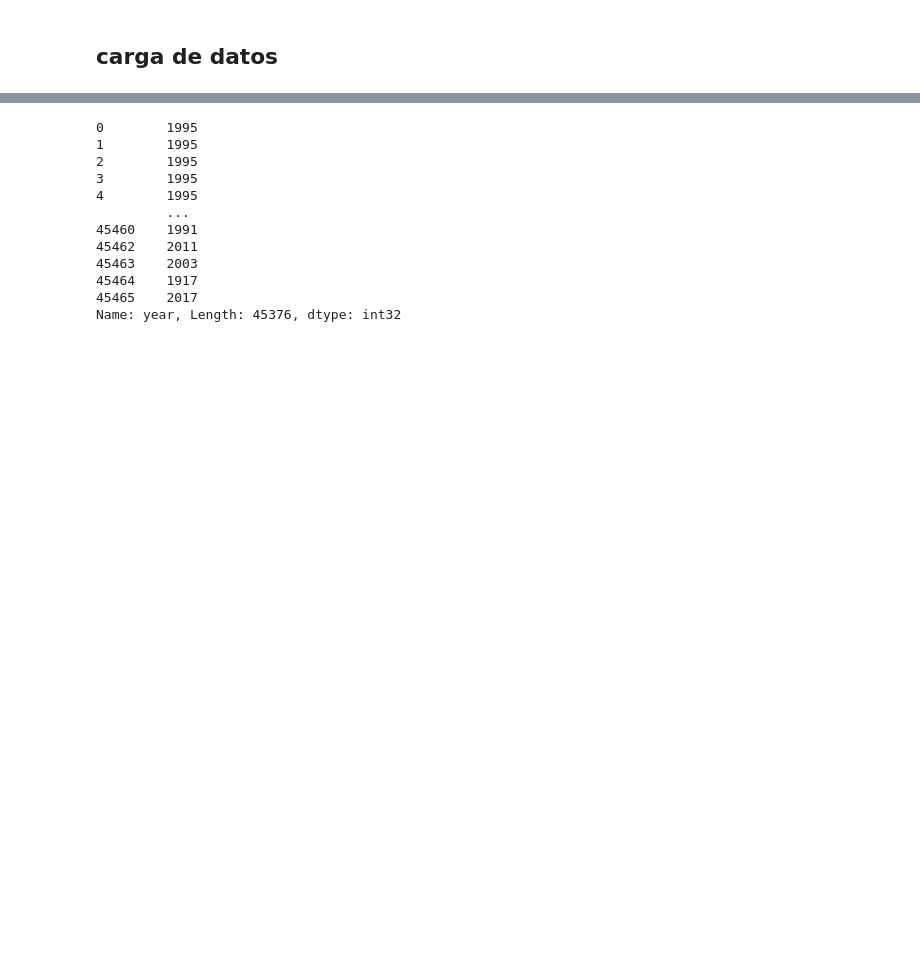
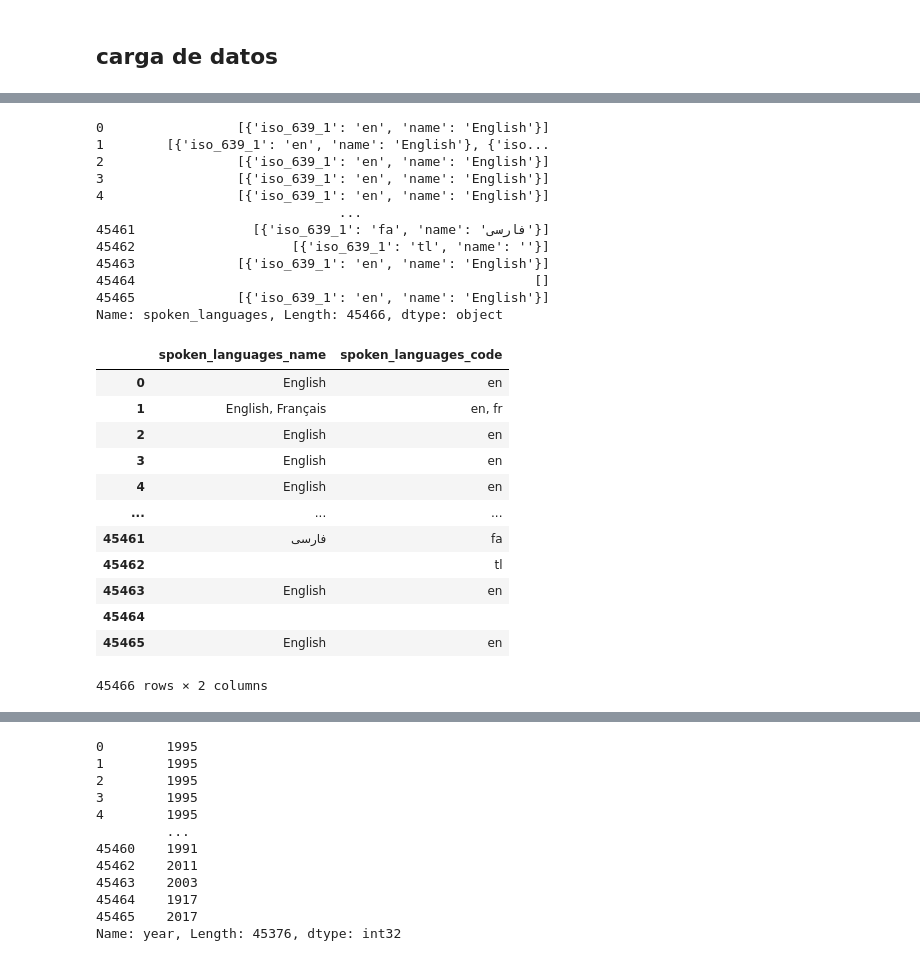
Before and after one commit to jcaviedesc/movie-recomendations, a Jupyter notebook: etl.ipynb, the cells around one changed output, grey strips where cells are left out. Cells and saved outputs as stored; diff of their text form; code cells hidden in the pictures; blank space fills up the shorter version.

```diff
--- a/etl.ipynb
+++ b/etl.ipynb
@@ -33,2 +149,39 @@ data_anidada = df[["belongs_to_collection", "production_companies"]]
+# %%
+#spoken_languages
+print(df['spoken_languages'])
+# Convertir la columna 'spoken_languages' de cadena a una lista de diccionarios
+df['spoken_languages'] = df['spoken_languages'].apply(lambda x: eval(x) if pd.notnull(x) else [])
+# Crear una nueva columna 'spoken_languages_name' con la concatenación de las claves 'name' de los objetos
+df['spoken_languages_name'] = df['spoken_languages'].apply(get_dic_value_from_list('name'))
+# Crear una nueva columna 'spoken_languages_id' con la concatenación de las claves 'name' de los objetos
+df['spoken_languages_code'] = df['spoken_languages'].apply(get_dic_value_from_list('iso_639_1'))
+
+df[['spoken_languages_name', 'spoken_languages_code']]
+# %% [output]
+0                 [{'iso_639_1': 'en', 'name': 'English'}]
+1        [{'iso_639_1': 'en', 'name': 'English'}, {'iso...
+2                 [{'iso_639_1': 'en', 'name': 'English'}]
+3                 [{'iso_639_1': 'en', 'name': 'English'}]
+4                 [{'iso_639_1': 'en', 'name': 'English'}]
+                               ...
+45461               [{'iso_639_1': 'fa', 'name': 'فارسی'}]
+45462                    [{'iso_639_1': 'tl', 'name': ''}]
+45463             [{'iso_639_1': 'en', 'name': 'English'}]
+45464                                                   []
+45465             [{'iso_639_1': 'en', 'name': 'English'}]
+Name: spoken_languages, Length: 45466, dtype: object
+|  | spoken_languages_name | spoken_languages_code |
+| 0 | English | en |
+| 1 | English, Français | en, fr |
+| 2 | English | en |
+| 3 | English | en |
+| 4 | English | en |
+| ... | ... | ... |
+| 45461 | فارسی | fa |
+| 45462 |  | tl |
+| 45463 | English | en |
+| 45464 |  |  |
+| 45465 | English | en |
+45466 rows × 2 columns
 # %%
 #Los valores nulos de los campos revenue, budget deben ser rellenados por el número 0
```
Also changed, not shown: parts of 14 cells of this notebook, 1 other file.
